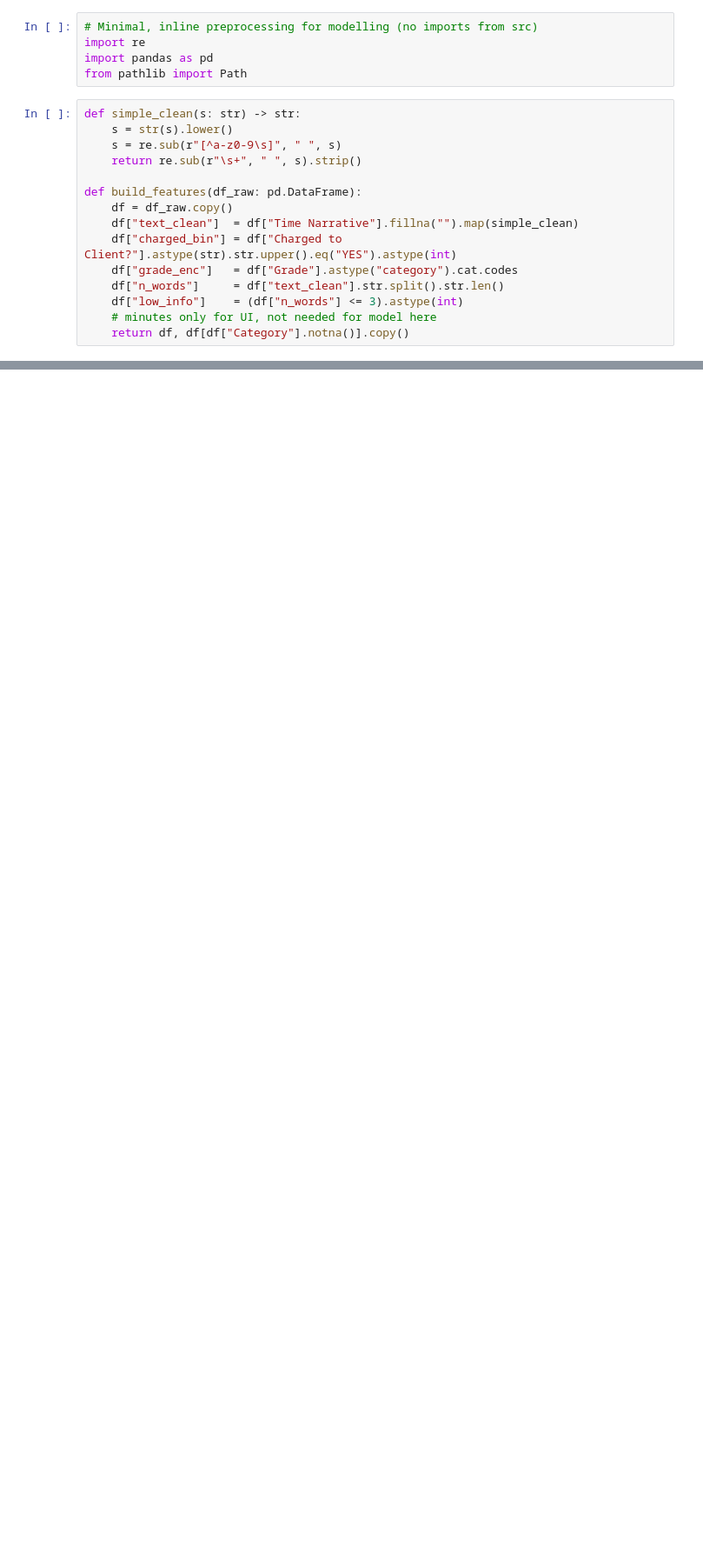
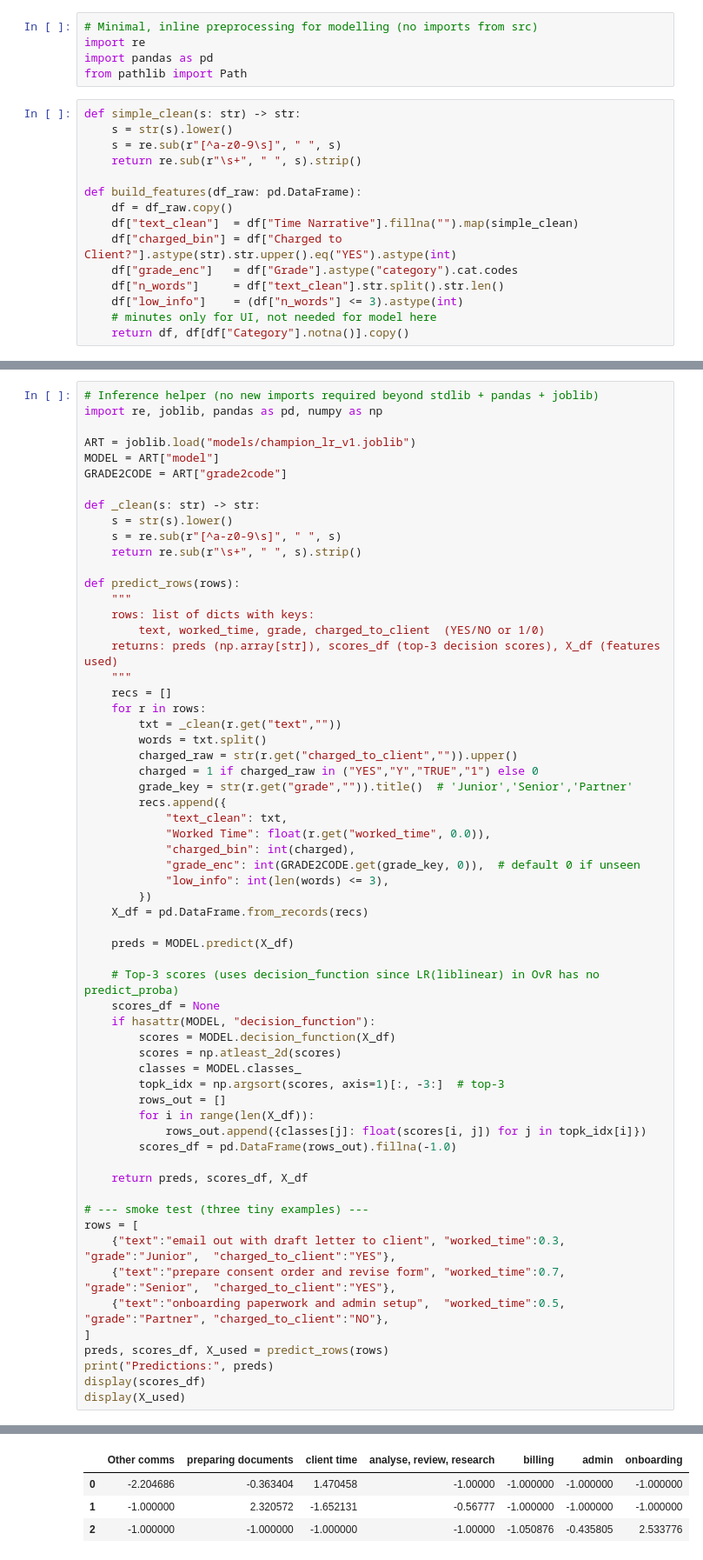
Before and after one commit to MuhammadToqeer/legal-time-categorisation-poc, a Jupyter notebook: notebooks/03_modeling_ab_testing.ipynb, the cells around one changed output, grey strips where cells are left out. Shown at 87% size. Saved outputs shown, nothing was run; the diff lists cells and outputs as text; blank space fills up the shorter version.

```diff
--- a/notebooks/03_modeling_ab_testing.ipynb
+++ b/notebooks/03_modeling_ab_testing.ipynb
@@ -79,0 +1218,62 @@ print(classification_report(y_va, yp, zero_division=0))
+# %%
+# Inference helper (no new imports required beyond stdlib + pandas + joblib)
+import re, joblib, pandas as pd, numpy as np
+
+ART = joblib.load("models/champion_lr_v1.joblib")
+MODEL = ART["model"]
+GRADE2CODE = ART["grade2code"]
+
+def _clean(s: str) -> str:
+    s = str(s).lower()
+    s = re.sub(r"[^a-z0-9\s]", " ", s)
+    return re.sub(r"\s+", " ", s).strip()
+
+def predict_rows(rows):
+    """
+    rows: list of dicts with keys:
+        text, worked_time, grade, charged_to_client  (YES/NO or 1/0)
+    returns: preds (np.array[str]), scores_df (top-3 decision scores), X_df (features used)
+    """
+    recs = []
+    for r in rows:
+        txt = _clean(r.get("text",""))
+        words = txt.split()
+        charged_raw = str(r.get("charged_to_client","")).upper()
+        charged = 1 if charged_raw in ("YES","Y","TRUE","1") else 0
+        grade_key = str(r.get("grade","")).title()  # 'Junior','Senior','Partner'
+        recs.append({
+            "text_clean": txt,
+            "Worked Time": float(r.get("worked_time", 0.0)),
+            "charged_bin": int(charged),
+            "grade_enc": int(GRADE2CODE.get(grade_key, 0)),  # default 0 if unseen
+            "low_info": int(len(words) <= 3),
+        })
+    X_df = pd.DataFrame.from_records(recs)
+
+    preds = MODEL.predict(X_df)
+
+    # Top-3 scores (uses decision_function since LR(liblinear) in OvR has no predict_proba)
+    scores_df = None
+    if hasattr(MODEL, "decision_function"):
+        scores = MODEL.decision_function(X_df)
+        scores = np.atleast_2d(scores)
+        classes = MODEL.classes_
+        topk_idx = np.argsort(scores, axis=1)[:, -3:]  # top-3
+        rows_out = []
+        for i in range(len(X_df)):
+            rows_out.append({classes[j]: float(scores[i, j]) for j in topk_idx[i]})
+        scores_df = pd.DataFrame(rows_out).fillna(-1.0)
+
+    return preds, scores_df, X_df
+
+# --- smoke test (three tiny examples) ---
+rows = [
+    {"text":"email out with draft letter to client", "worked_time":0.3, "grade":"Junior",  "charged_to_client":"YES"},
+    {"text":"prepare consent order and revise form", "worked_time":0.7, "grade":"Senior",  "charged_to_client":"YES"},
+    {"text":"onboarding paperwork and admin setup",  "worked_time":0.5, "grade":"Partner", "charged_to_client":"NO"},
+]
+preds, scores_df, X_used = predict_rows(rows)
+print("Predictions:", preds)
+display(scores_df)
+display(X_used)
+# %% [output]
@@ -79,0 +1281,4 @@ print(classification_report(y_va, yp, zero_division=0))
+|  | Other comms | preparing documents | client time | analyse, review, research | billing | admin | onboarding |
+| 0 | -2.204686 | -0.363404 | 1.470458 | -1.00000 | -1.000000 | -1.000000 | -1.000000 |
+| 1 | -1.000000 | 2.320572 | -1.652131 | -0.56777 | -1.000000 | -1.000000 | -1.000000 |
+| 2 | -1.000000 | -1.000000 | -1.000000 | -1.00000 | -1.050876 | -0.435805 | 2.533776 |
```
Also changed, not shown: parts of 42 cells of this notebook, 3 other files.
